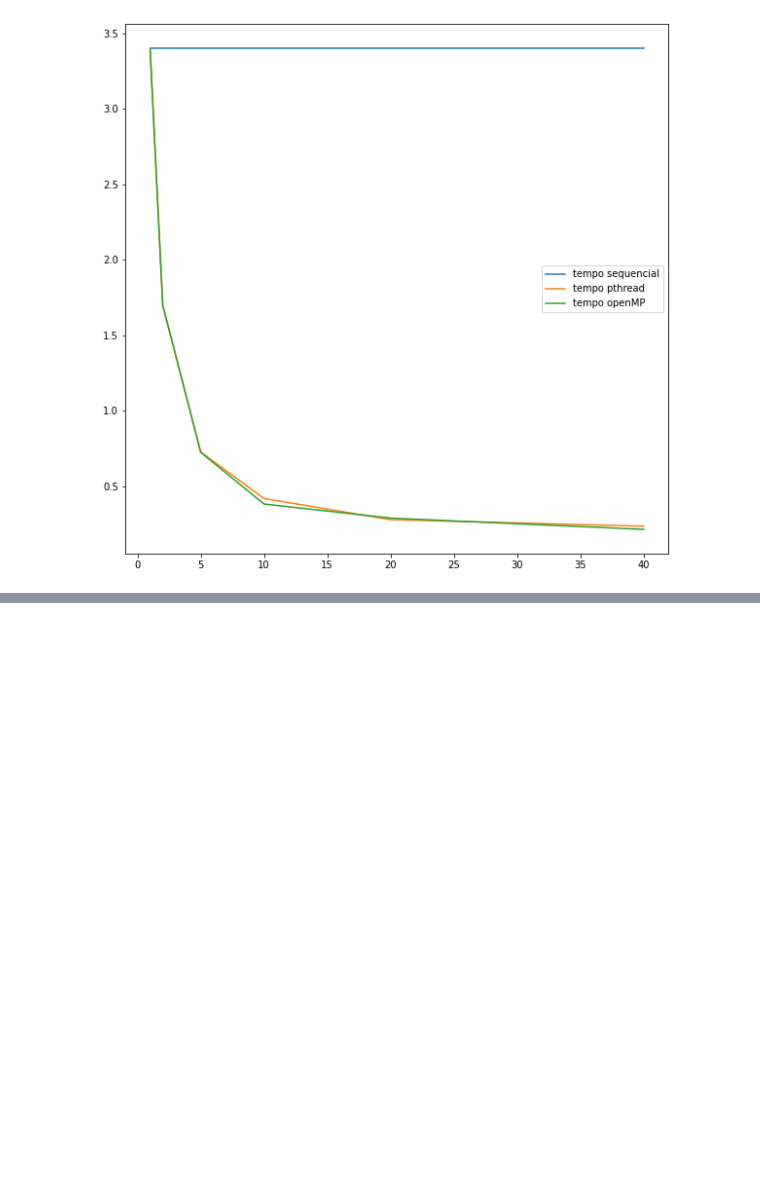
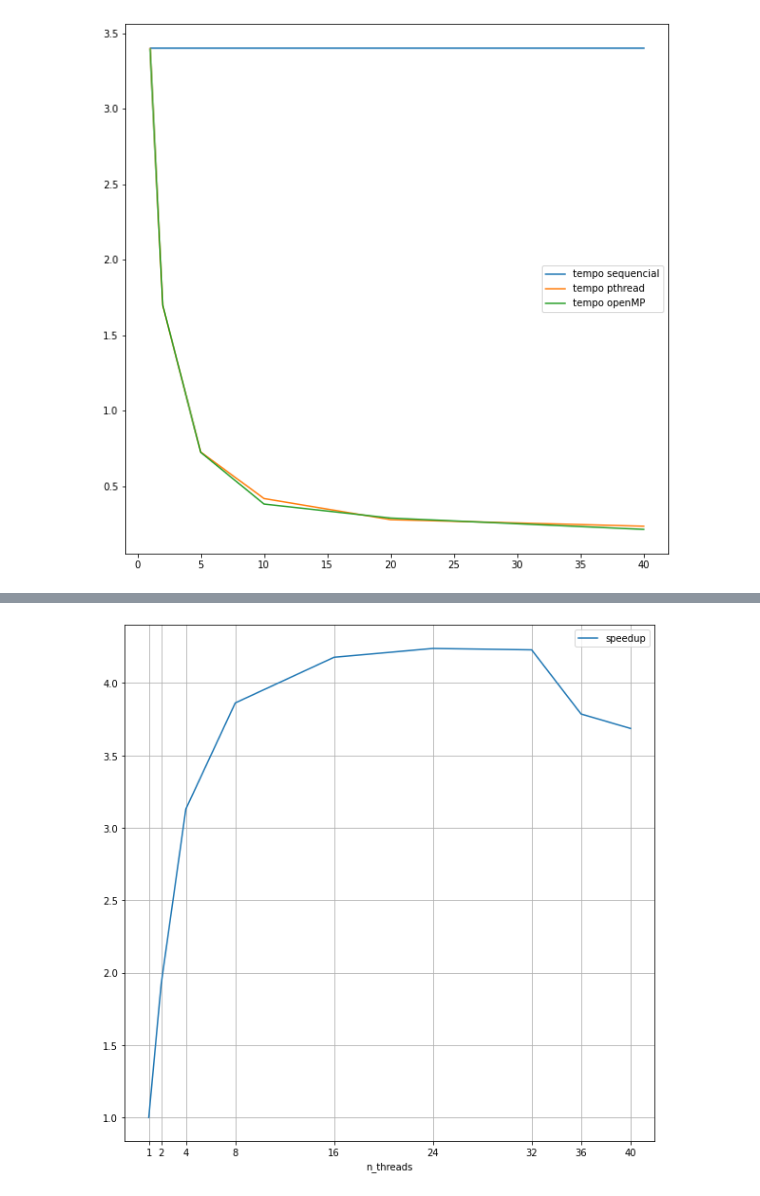
Before and after one commit to IvanCalvo/ppd, a Jupyter notebook: graficos.ipynb, the cells around one changed output, grey strips where cells are left out. Drawn from its saved outputs; the diff is of its cells as text; code cells hidden in the pictures; blank space fills up the shorter version.

Commit message:
plot updates

```diff
--- a/graficos.ipynb
+++ b/graficos.ipynb
@@ -21,3 +21,7 @@ plt.legend(loc=7)
 plt.show()
 # %% [output]
 [figure]
+# %%
+data_ep3 = pd.read_csv('ep3_dados.csv')
+data_ep3['speedup'] = (data_ep3['tempo'][0]/data_ep3['tempo'])
+data_ep3
@@ -23,0 +39,6 @@ plt.show()
+# %%
+ax = data_ep3.plot(x='n_threads', y='speedup', figsize=(10,10), grid=True)
+ax.set_xticks(data_ep3['n_threads'])
+plt.show()
+# %% [output]
+[figure, added]
```
Also changed, not shown: parts of 1 cell of this notebook, 2 other files.
